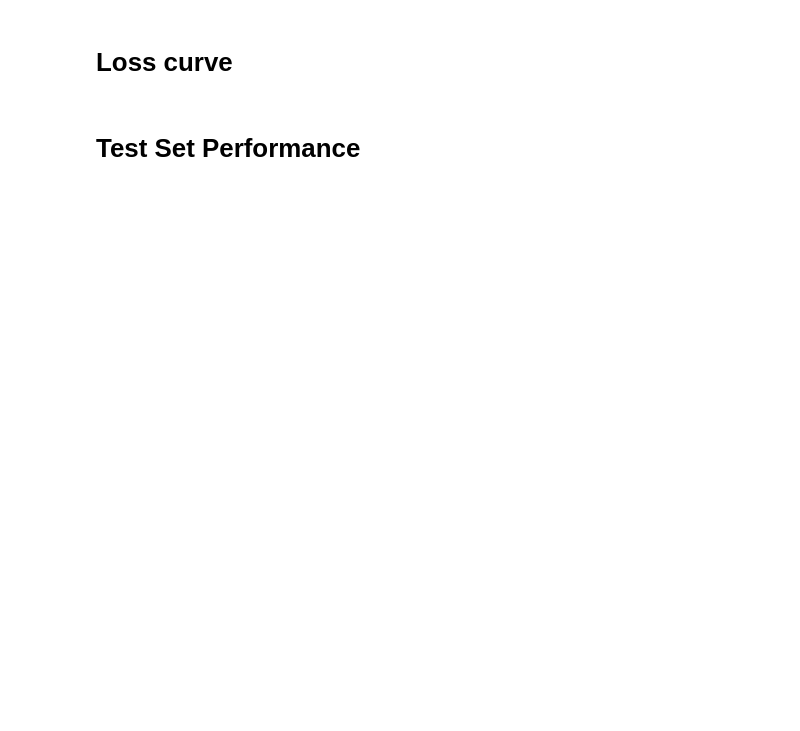
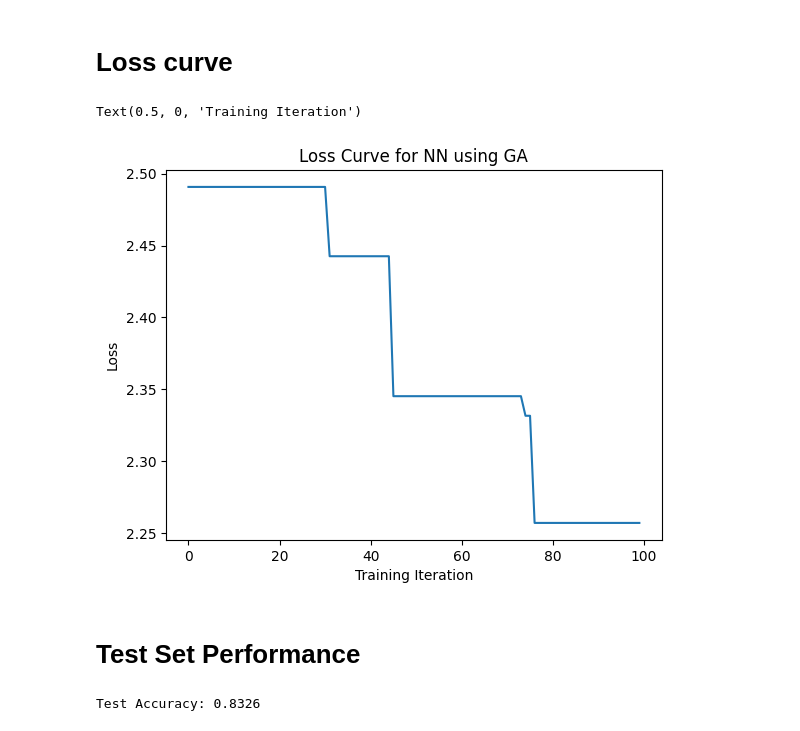
Before and after one commit to JohhnnyKeepWalking985/ML-HW2, a Jupyter notebook: notebooks/nn_experiments.ipynb, the cells around one changed output. Saved outputs shown, nothing was run; the diff lists cells and outputs as text; code cells hidden in the pictures; blank space fills up the shorter version.

```diff
--- a/notebooks/nn_experiments.ipynb
+++ b/notebooks/nn_experiments.ipynb
@@ -127,2 +299,13 @@ Fitting 5 folds for each of 1 candidates, totalling 5 fits
+# %%
+# nn_ga_final.fit(X_train, y_train)
+# df = pd.DataFrame(nn_ga_final.fitness_curve)
+# df.to_csv('loss_curve_ga.csv')
+plt.plot(np.arange(len(nn_ga_final.fitness_curve)),nn_ga_final.fitness_curve[:,0])
+plt.title("Loss Curve for NN using GA")
+plt.ylabel('Loss')
+plt.xlabel('Training Iteration')
+# %% [output]
+Text(0.5, 0, 'Training Iteration')
+[figure, added]
 # %% [markdown]
 # Test Set Performance
@@ -128,0 +333,24 @@ Fitting 5 folds for each of 1 candidates, totalling 5 fits
+# %%
+nn_model = mlrose.NeuralNetwork(
+    hidden_nodes=[256, 256, 256],
+    activation='sigmoid',
+    algorithm='random_hill_climb',
+    max_iters=100,
+    bias=True,
+    is_classifier=True,
+    early_stopping=False,
+    clip_max=5,
+    restarts=20,
+    curve=True,
+    random_state=42
+)
+
+nn_model.fit(X_train, y_train)
+
+y_pred = nn_model.predict(X_test)
+
+y_pred_labels = y_pred.flatten()
+accuracy = np.mean(y_pred_labels == y_test)
+print(f"Test Accuracy: {accuracy:.4f}")
+# %% [output]
+Test Accuracy: 0.8326
```
Also changed, not shown: parts of 20 cells of this notebook.
